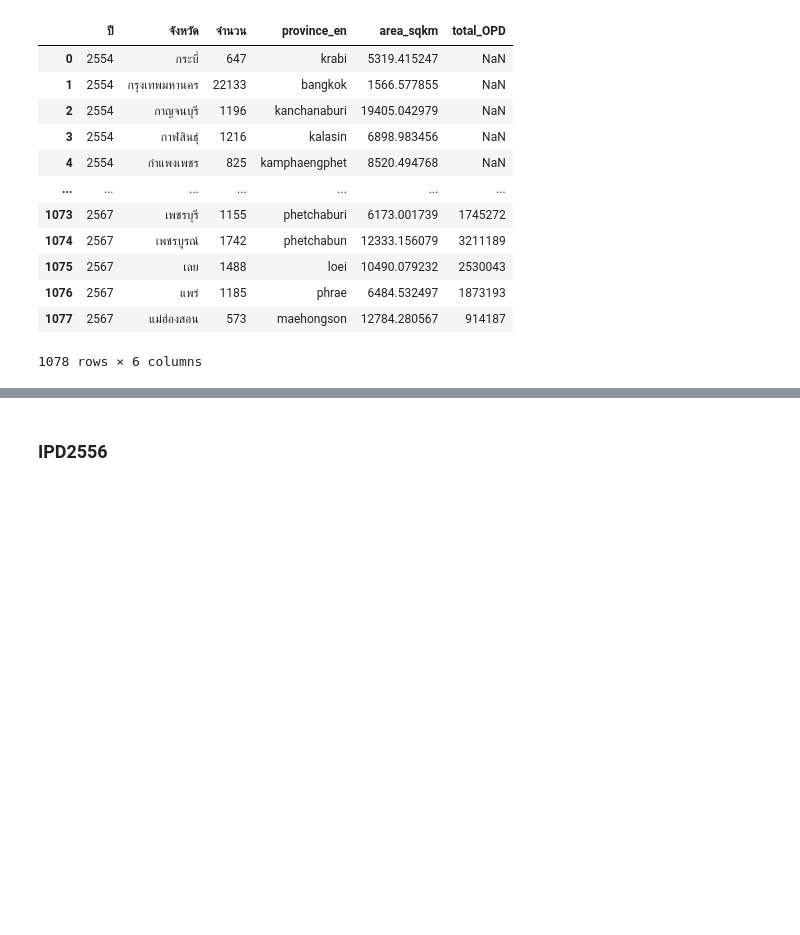
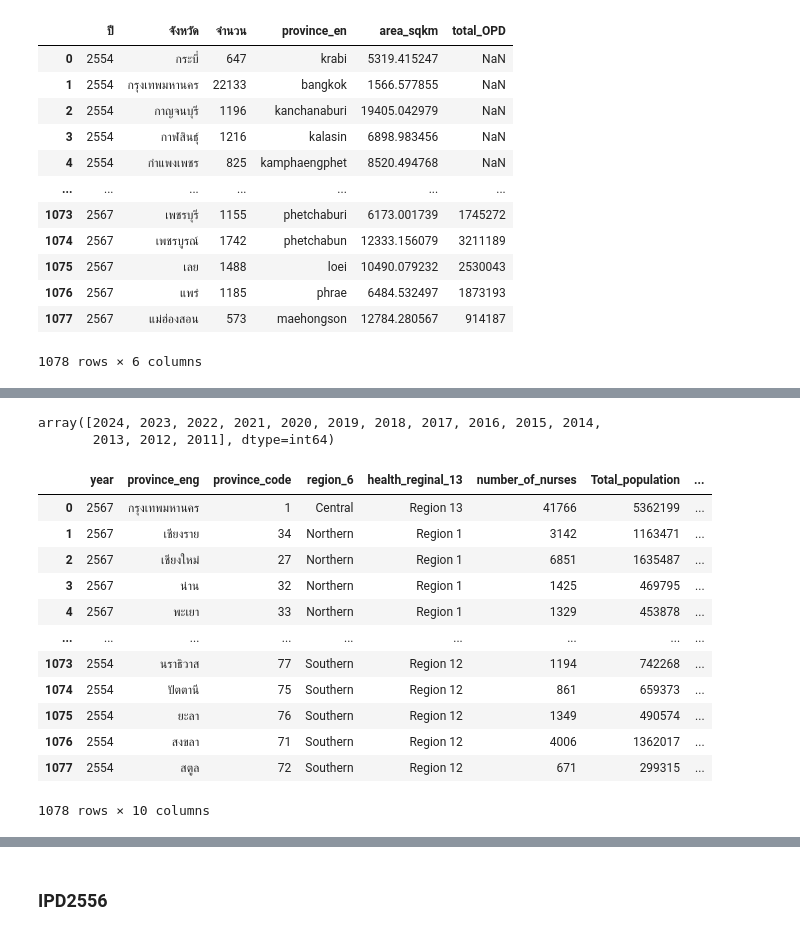
Before and after one commit to Nont18/data-visualization, a Jupyter notebook: add_data/add_OPD_IPD.ipynb, the cells around one changed output, grey strips where cells are left out. Drawn from its saved outputs; the diff is of its cells as text; code cells hidden in the pictures; blank space fills up the shorter version.

```diff
--- a/add_data/add_OPD_IPD.ipynb
+++ b/add_data/add_OPD_IPD.ipynb
@@ -2023,0 +2119,25 @@ new_df.loc[(new_df['Year'] == 2567) & (new_df['Province'] == 'อ่างทอ
+# %%
+df_total_pop['year'].unique()
+# %% [output]
+array([2024, 2023, 2022, 2021, 2020, 2019, 2018, 2017, 2016, 2015, 2014,
+       2013, 2012, 2011], dtype=int64)
+# %%
+year_mapping = {2024:2567, 2023:2566, 2022:2565, 2021:2564, 2020:2563, 2019:2562, 2018:2561, 2017:2560, 2016:2559, 2015:2558, 2014:2557,
+                2013:2556, 2012:2555, 2011:2554}
+
+df_total_pop['year'] = df_total_pop['year'].replace(year_mapping)
+df_total_pop
+# %% [output]
+|  | year | province_eng | province_code | region_6 | health_reginal_13 | number_of_nurses | Total_population | ... |
+| 0 | 2567 | กรุงเทพมหานคร | 1 | Central | Region 13 | 41766 | 5362199 | ... |
+| 1 | 2567 | เชียงราย | 34 | Northern | Region 1 | 3142 | 1163471 | ... |
+| 2 | 2567 | เชียงใหม่ | 27 | Northern | Region 1 | 6851 | 1635487 | ... |
+| 3 | 2567 | น่าน | 32 | Northern | Region 1 | 1425 | 469795 | ... |
+| 4 | 2567 | พะเยา | 33 | Northern | Region 1 | 1329 | 453878 | ... |
+| ... | ... | ... | ... | ... | ... | ... | ... | ... |
+| 1073 | 2554 | นราธิวาส | 77 | Southern | Region 12 | 1194 | 742268 | ... |
+| 1074 | 2554 | ปัตตานี | 75 | Southern | Region 12 | 861 | 659373 | ... |
+| 1075 | 2554 | ยะลา | 76 | Southern | Region 12 | 1349 | 490574 | ... |
+| 1076 | 2554 | สงขลา | 71 | Southern | Region 12 | 4006 | 1362017 | ... |
+| 1077 | 2554 | สตูล | 72 | Southern | Region 12 | 671 | 299315 | ... |
+1078 rows × 10 columns
```
Also changed, not shown: parts of 52 cells of this notebook, 3 other files.
